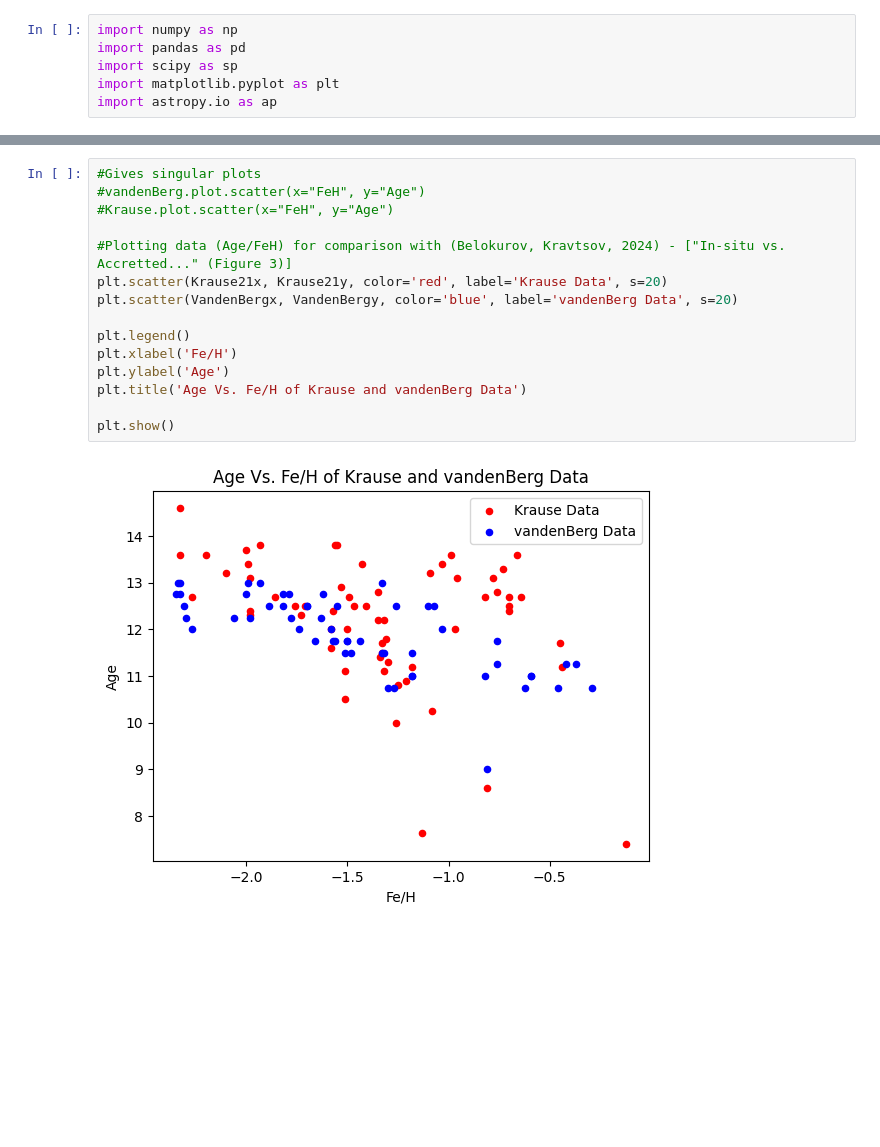
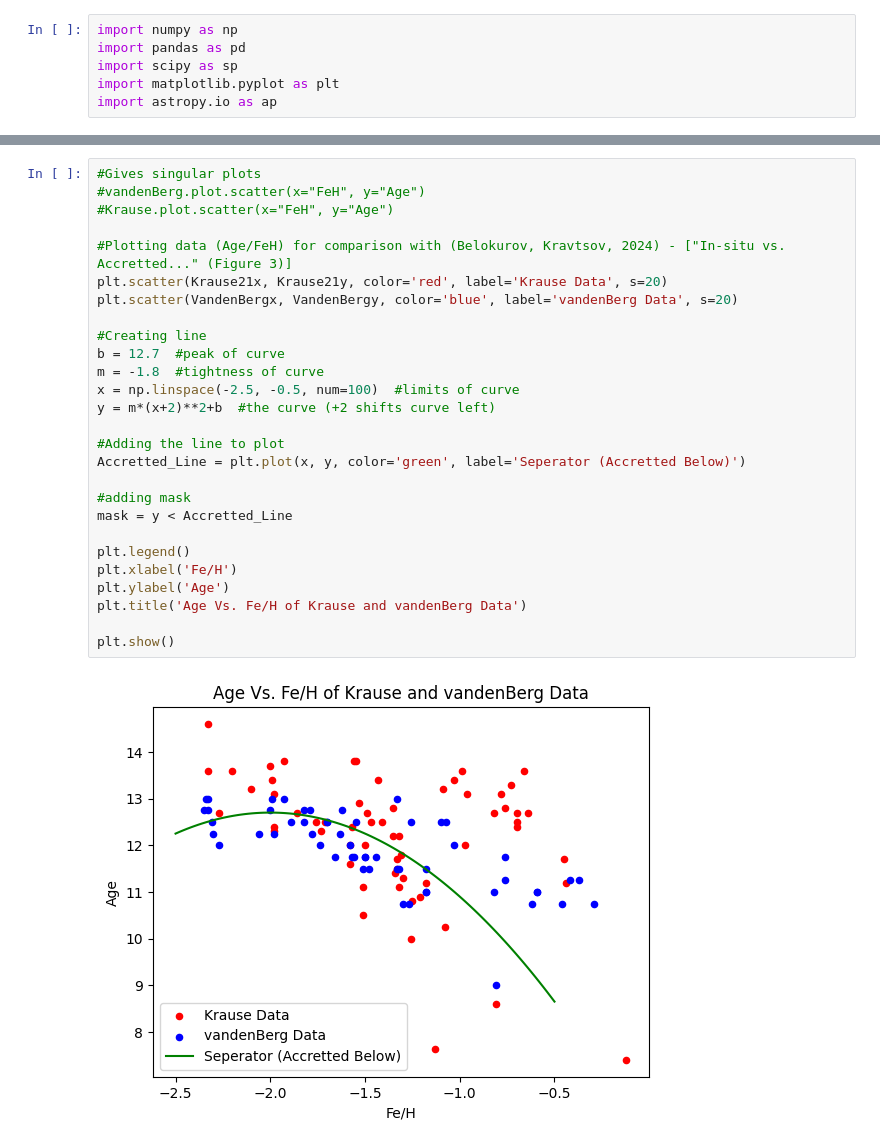
Before and after one commit to gigisheehan06-blip/3116-Comp-group2, a Jupyter notebook: evren.ipynb, the cells around one changed output, grey strips where cells are left out. Saved outputs shown, nothing was run; the diff lists cells and outputs as text; blank space fills up the shorter version.

Commit message:
Evren's File: Added 'accretted' line to graph

```diff
--- a/evren.ipynb
+++ b/evren.ipynb
@@ -77,17 +83,29 @@ VandenBergy = pd.read_csv('Data_Folder/vandenBerg_table2.csv', usecols=['Age'])
 # %%
 #Gives singular plots
 #vandenBerg.plot.scatter(x="FeH", y="Age")
 #Krause.plot.scatter(x="FeH", y="Age")
 
 #Plotting data (Age/FeH) for comparison with (Belokurov, Kravtsov, 2024) - ["In-situ vs. Accretted..." (Figure 3)]
 plt.scatter(Krause21x, Krause21y, color='red', label='Krause Data', s=20)
 plt.scatter(VandenBergx, VandenBergy, color='blue', label='vandenBerg Data', s=20)
 
+#Creating line
+b = 12.7  #peak of curve
+m = -1.8  #tightness of curve
+x = np.linspace(-2.5, -0.5, num=100)  #limits of curve
+y = m*(x+2)**2+b  #the curve (+2 shifts curve left)
+
+#Adding the line to plot
+Accretted_Line = plt.plot(x, y, color='green', label='Seperator (Accretted Below)')
+
+#adding mask
+mask = y < Accretted_Line
+
 plt.legend()
 plt.xlabel('Fe/H')
 plt.ylabel('Age')
 plt.title('Age Vs. Fe/H of Krause and vandenBerg Data')
 
 plt.show()
 # %% [output]
-[figure, old version]
+[figure, new version]
```
Also changed, not shown: parts of 7 cells of this notebook.
